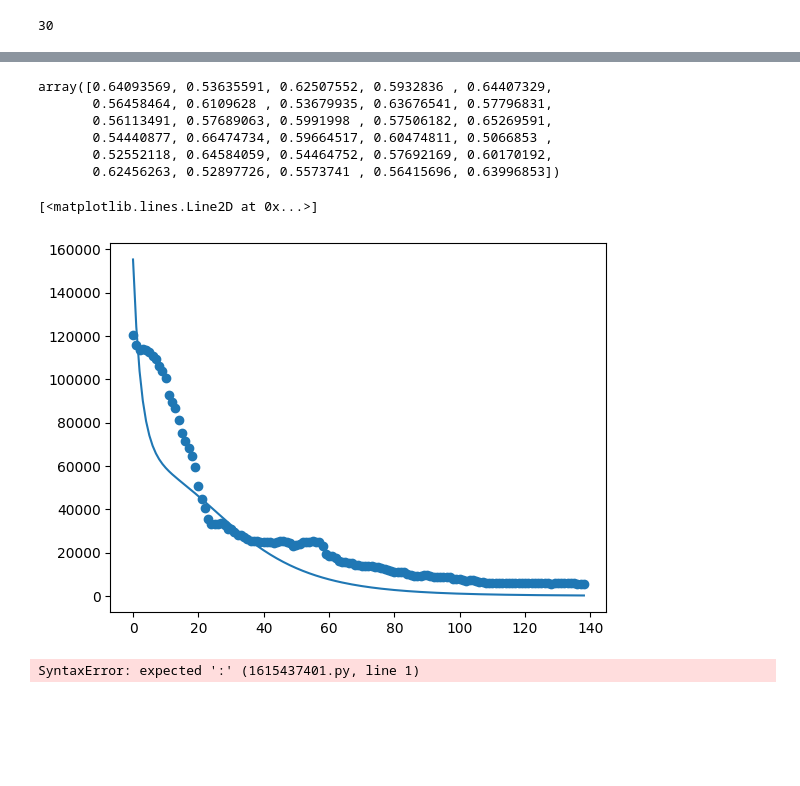
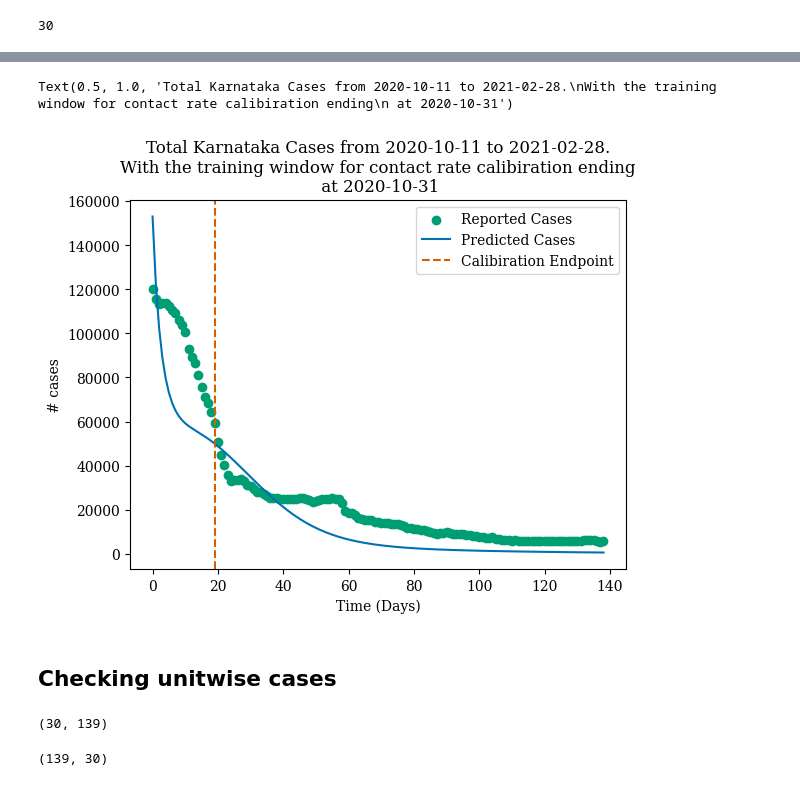
Before and after one commit to HimanshuSingh-all/Patch-Based-Simulator, a Jupyter notebook: beta_calibiration.ipynb, the cells around one changed output, grey strips where cells are left out. Saved outputs shown, nothing was run; the diff lists cells and outputs as text; code cells hidden in the pictures; blank space fills up the shorter version.

Commit message:
More plots

```diff
--- a/beta_calibiration.ipynb
+++ b/beta_calibiration.ipynb
@@ -291,5 +335,6 @@ projected_pop_dists = initial_projection['district'].unique()
 projected_pop_dists = sorted(list(projected_pop_dists))
 print(len(projected_pop_dists))
 initial_projection= initial_projection.rename(columns = {'district': 'District'})
+initial_projection= initial_projection.set_index('District').reindex(DISTRICTS_UNITS).reset_index()
 # %% [output]
 30
@@ -298,6 +357,5 @@ initial_projection.head()
 initial_population_2020_district = np.array(initial_projection['Cowin Population'])
 initial_condition_array = build_initial_state(district_populations=initial_population_2020_district, age_fractions= fraction_age_group)
 # initial_condition_array[:, :, 1] = initial_condition_array[:, :, 0] * 0.127
-initial_condition_array[:, :, 2] = initial_condition_array[:, :, 0] * 0.127
-initial_condition_array[:, :, 3] = initial_condition_array[:, :, 0] * 0.164
-initial_condition_array[:, :, 0] = initial_condition_array[:, :, 0] - np.sum(initial_condition_array[:, :, 1:], axis = 2)
+
+initial_condition_array[1,:3]
@@ -303,0 +369,4 @@ initial_condition_array[:, :, 0] = initial_condition_array[:, :, 0] - np.sum(ini
+# %%
+initial_condition_array[:, :, 2] = initial_condition_array[:, :, 0] * sero_infected_fraction[:, np.newaxis]
+initial_condition_array[:, :, 3] = initial_condition_array[:, :, 0] * sero_recovered_fraction[:, np.newaxis]
+initial_condition_array[:, :, 0] = initial_condition_array[:, :, 0] - np.sum(initial_condition_array[:, :, 1:], axis = 2)
@@ -304,6 +386,7 @@ initial_condition_array[:, :, 0] = initial_condition_array[:, :, 0] - np.sum(ini
 # %%
-initialised_cir = np.array([1/40]*NUMDISTRICTS)
-betas_units = np.array([0.00146308]*NUMDISTRICTS)
+# initialised_cir = np.array([1/40]*NUMDISTRICTS)
+initialised_cir = np.array(1/dataframe_sero['CIR'])
+betas_units = np.array([0.0046308]*NUMDISTRICTS)
 test_sim_params:RunSimulationParams = {
     'age_contact_matrix':age_rate_matrix,
     'unit_mobility_matrix':MOBILITY_1,
@@ -397,26 +446,37 @@ sim_params:RunSimulationParams = {
     'waning_weibull_shape':WEIBULL_SHAPE
 }
 trajectory_patches = run_packaged_simulation(**sim_params)
-# %%
-cir_first
-# %% [output]
-array([0.64093569, 0.53635591, 0.62507552, 0.5932836 , 0.64407329,
-       0.56458464, 0.6109628 , 0.53679935, 0.63676541, 0.57796831,
-       0.56113491, 0.57689063, 0.5991998 , 0.57506182, 0.65269591,
-       0.54440877, 0.66474734, 0.59664517, 0.60474811, 0.5066853 ,
-       0.52552118, 0.64584059, 0.54464752, 0.57692169, 0.60170192,
-       0.62456263, 0.52897726, 0.5573741 , 0.56415696, 0.63996853])
 # %%
 ka_total_predicted_test_plus_valudate = np.sum((np.sum(trajectory_patches[:,:,:,2], axis = 2)*1/40), axis= 1)
 test_validate = np.concatenate((test_total_cases, validation_total_cases))
 assert test_validate.shape == ka_total_predicted_test_plus_valudate.shape
+plt.rcParams['font.family'] = 'serif'
+reported_color = '#009E73'
+predicted_color = '#0072B2'
+endwindow = '#D55E00'
 days = np.linspace(0, test_validate.shape[0]-1,test_validate.shape[0])
-plt.scatter(days, test_validate)
-plt.plot(ka_total_predicted_test_plus_valudate)
+plt.scatter(days, test_validate, label = 'Reported Cases', color = reported_color)
+plt.plot(ka_total_predicted_test_plus_valudate, label = 'Predicted Cases', color = predicted_color)
+plt.axvline(x= steps_test, linestyle = 'dashed', color = endwindow, label = 'Calibiration Endpoint')
+plt.legend()
+plt.xlabel('Time (Days)')
+plt.ylabel('# cases')
+plt.title(f'Total Karnataka Cases from {test_date_init} to {validation_date_end}.\n'\
+          f'With the training window for contact rate calibiration ending\n at {test_date_end}')
+# plt.savefig('outputs/Total-ka-calibirated-oct-to-feb.png', dpi = 300)
 # %% [output]
-[<matplotlib.lines.Line2D at 0x...>]
+Text(0.5, 1.0, 'Total Karnataka Cases from 2020-10-11 to 2021-02-28.\nWith the training window for contact rate calibiration ending\n at 2020-10-31')
-[figure, old version]
+[figure, new version]
+# %% [markdown]
+## Checking unitwise cases
 # %%
-for dist in distt
+cases_total_units_data = np.hstack((np.array(case_per_spatial_unit_test), np.array(case_per_spatial_unit_validation)))
+cases_total_units_data.shape
 # %% [output]
-SyntaxError: expected ':' (1615437401.py, line 1)
+(30, 139)
+# %%
+trajectory_patches_infections = trajectory_patches[:,:,:,2]
+trajectory_patches_infections_unit = trajectory_patches_infections.sum(axis = 2)
+trajectory_patches_infections_unit.shape
+# %% [output]
+(139, 30)
```
Also changed, not shown: parts of 15 cells of this notebook, 4 other files.
